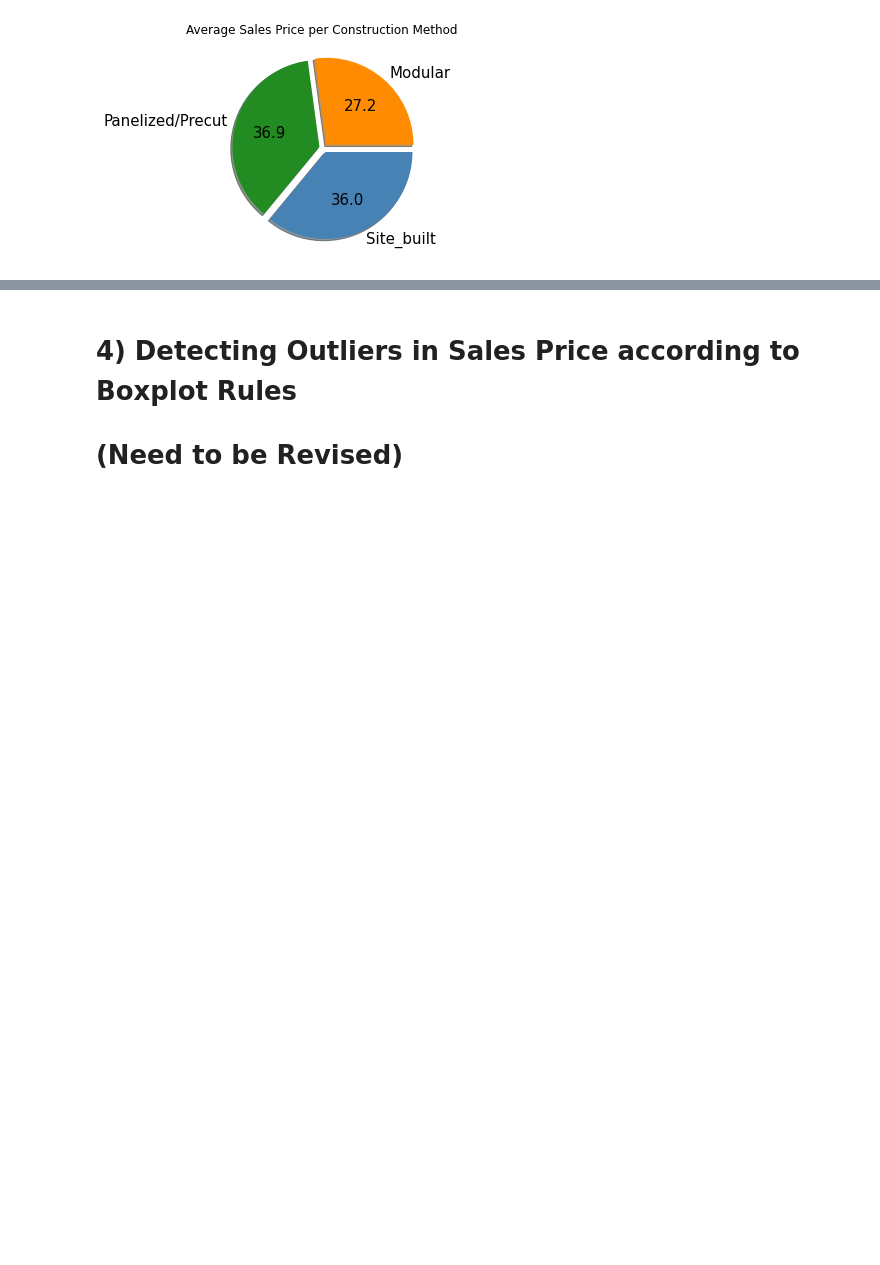
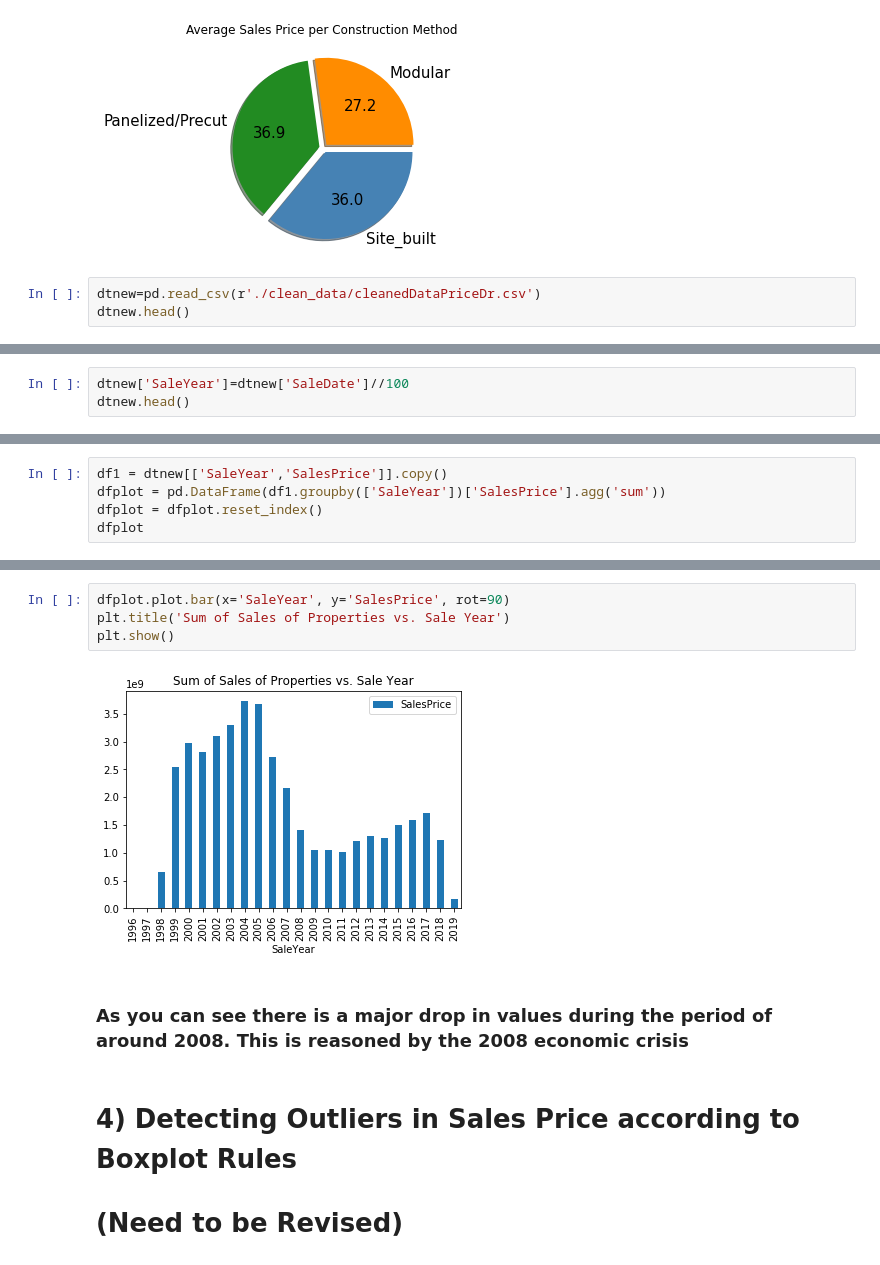
Before and after one commit to gassergalalali/MST-IST-5520-SP2020-Group-7, a Jupyter notebook: Milestone 2/3.SummarizationAndVisualization.ipynb, the cells around one changed output, grey strips where cells are left out. Cells and saved outputs as stored; diff of their text form; blank space fills up the shorter version.

Commit message:
added new economic crisis illustration
shown in diagram, might add trend line to it

```diff
--- a/Milestone 2/3.SummarizationAndVisualization.ipynb
+++ b/Milestone 2/3.SummarizationAndVisualization.ipynb
@@ -170,3 +170,6 @@ plt.title('Average Sales Price per Construction Method ')
 plt.show()
 # %% [output]
 [figure]
+# %%
+dtnew=pd.read_csv(r'./clean_data/cleanedDataPriceDr.csv')
+dtnew.head()
@@ -172,0 +184,3 @@ plt.show()
+# %%
+dtnew['SaleYear']=dtnew['SaleDate']//100
+dtnew.head()
@@ -172,0 +195,5 @@ plt.show()
+# %%
+df1 = dtnew[['SaleYear','SalesPrice']].copy()
+dfplot = pd.DataFrame(df1.groupby(['SaleYear'])['SalesPrice'].agg('sum'))
+dfplot = dfplot.reset_index()
+dfplot
@@ -173,3 +218,11 @@ plt.show()
+# %%
+dfplot.plot.bar(x='SaleYear', y='SalesPrice', rot=90)
+plt.title('Sum of Sales of Properties vs. Sale Year')
+plt.show()
+# %% [output]
+[figure, added]
+# %% [markdown]
+### As you can see there is a major drop in values during the period of around 2008. This is reasoned by the 2008 economic crisis
 # %% [markdown]
 # 4) Detecting Outliers in Sales Price according to Boxplot Rules
 # (Need to be Revised)
```
Also changed, not shown: parts of 6 cells of this notebook.
